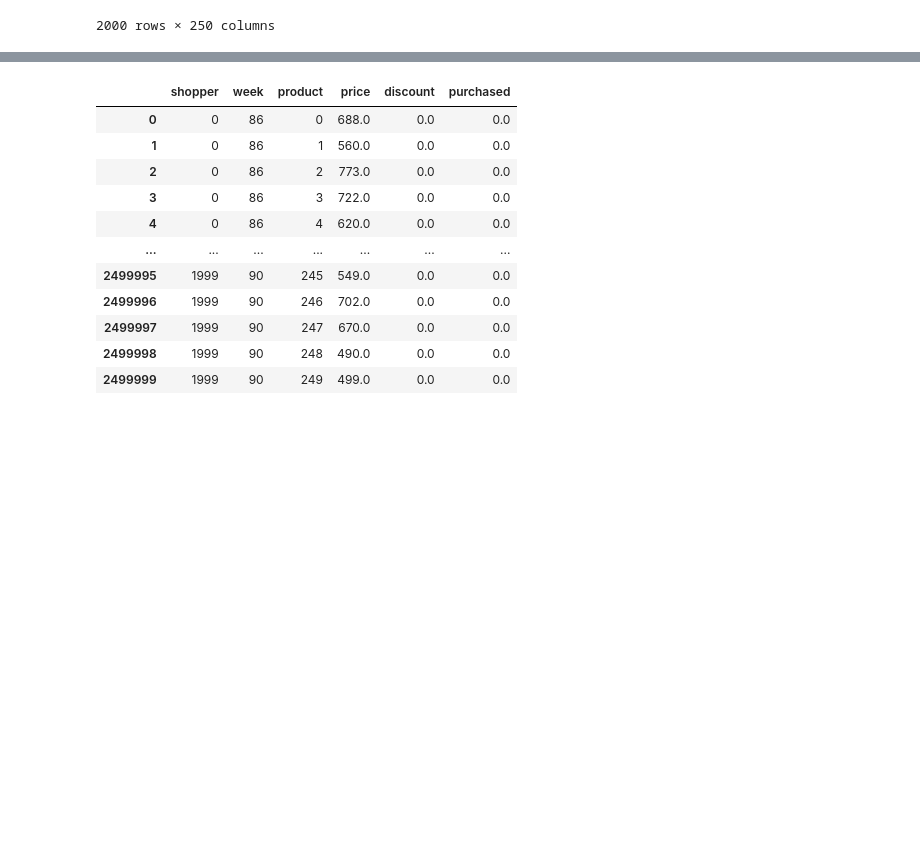
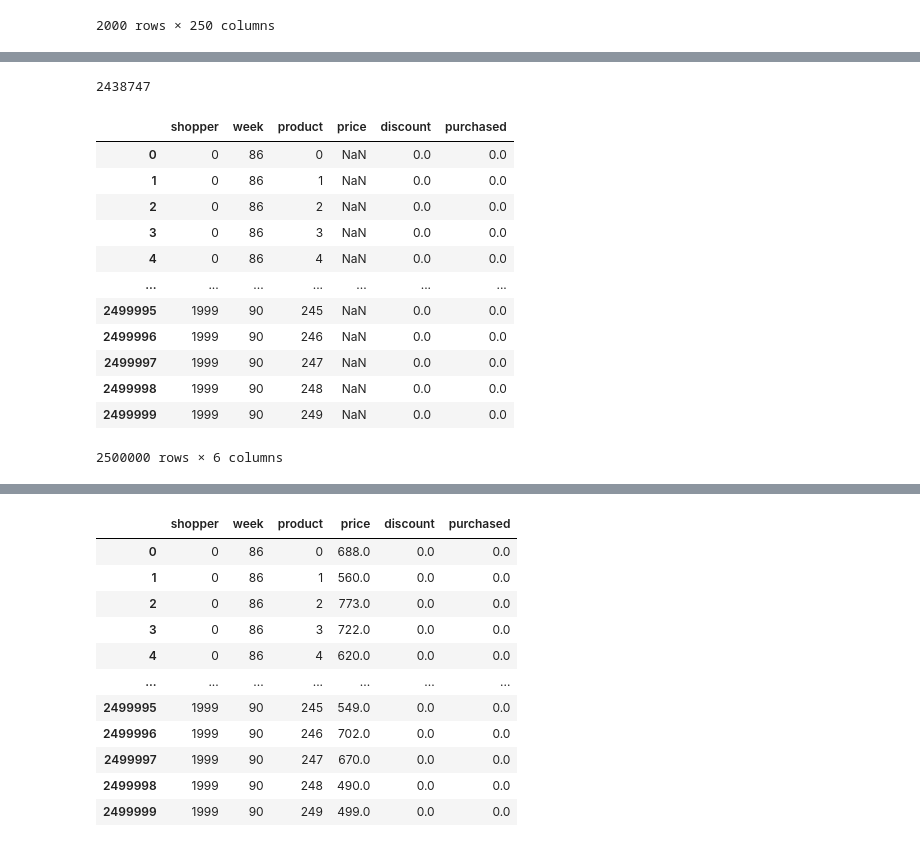
Before and after one commit to leonhagel/mlim-g2, a Jupyter notebook: code/discount-model_20210226_complete-pipeline_no-intermediary-results.ipynb, the cells around one changed output, grey strips where cells are left out. Drawn from its saved outputs; the diff is of its cells as text; code cells hidden in the pictures; blank space fills up the shorter version.

```diff
--- a/code/discount-model_20210226_complete-pipeline_no-intermediary-results.ipynb
+++ b/code/discount-model_20210226_complete-pipeline_no-intermediary-results.ipynb
@@ -79,0 +80,20 @@ KeyError: 'week'
+# %%
+output['price'].isnull().sum()
+# %% [output]
+2438747
+# %%
+output
+# %% [output]
+|  | shopper | week | product | price | discount | purchased |
+| 0 | 0 | 86 | 0 | NaN | 0.0 | 0.0 |
+| 1 | 0 | 86 | 1 | NaN | 0.0 | 0.0 |
+| 2 | 0 | 86 | 2 | NaN | 0.0 | 0.0 |
+| 3 | 0 | 86 | 3 | NaN | 0.0 | 0.0 |
+| 4 | 0 | 86 | 4 | NaN | 0.0 | 0.0 |
+| ... | ... | ... | ... | ... | ... | ... |
+| 2499995 | 1999 | 90 | 245 | NaN | 0.0 | 0.0 |
+| 2499996 | 1999 | 90 | 246 | NaN | 0.0 | 0.0 |
+| 2499997 | 1999 | 90 | 247 | NaN | 0.0 | 0.0 |
+| 2499998 | 1999 | 90 | 248 | NaN | 0.0 | 0.0 |
+| 2499999 | 1999 | 90 | 249 | NaN | 0.0 | 0.0 |
+2500000 rows × 6 columns
```
Also changed, not shown: parts of 20 cells of this notebook, 2 other files.
